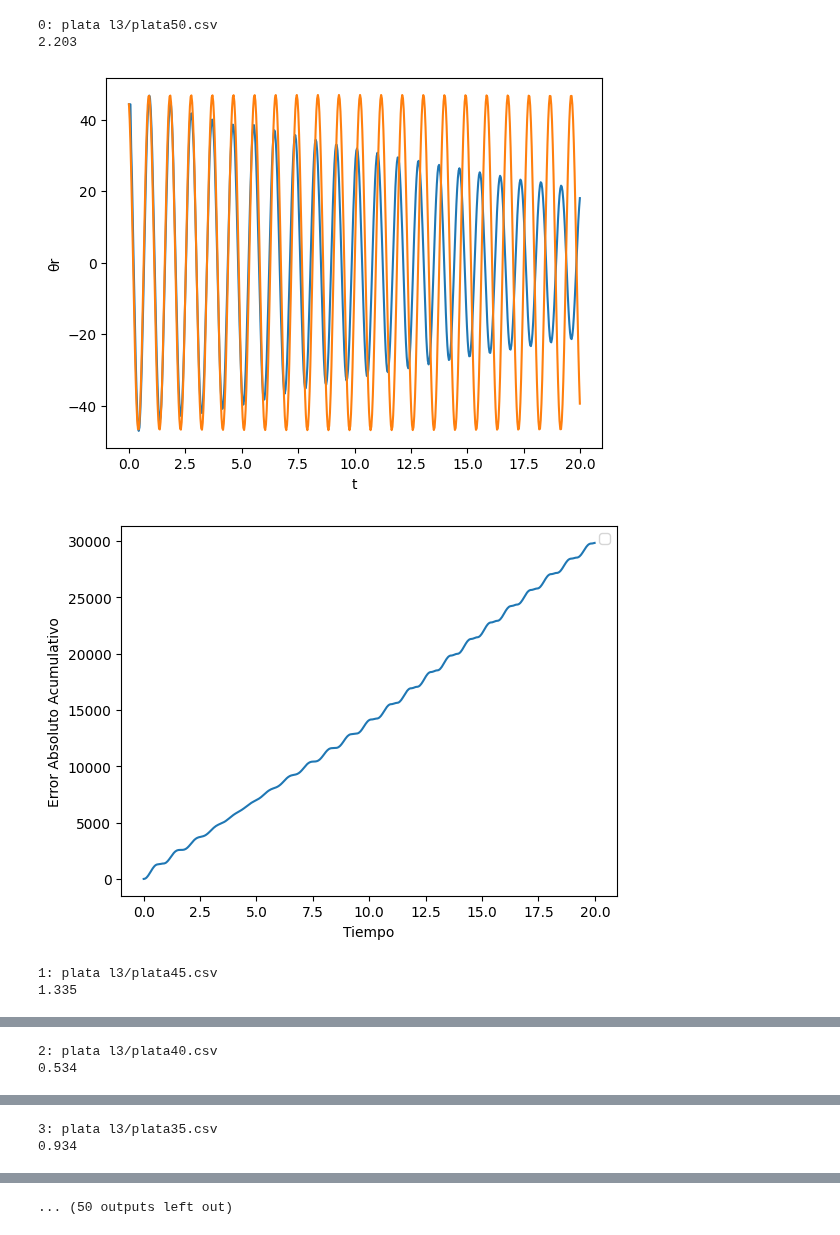
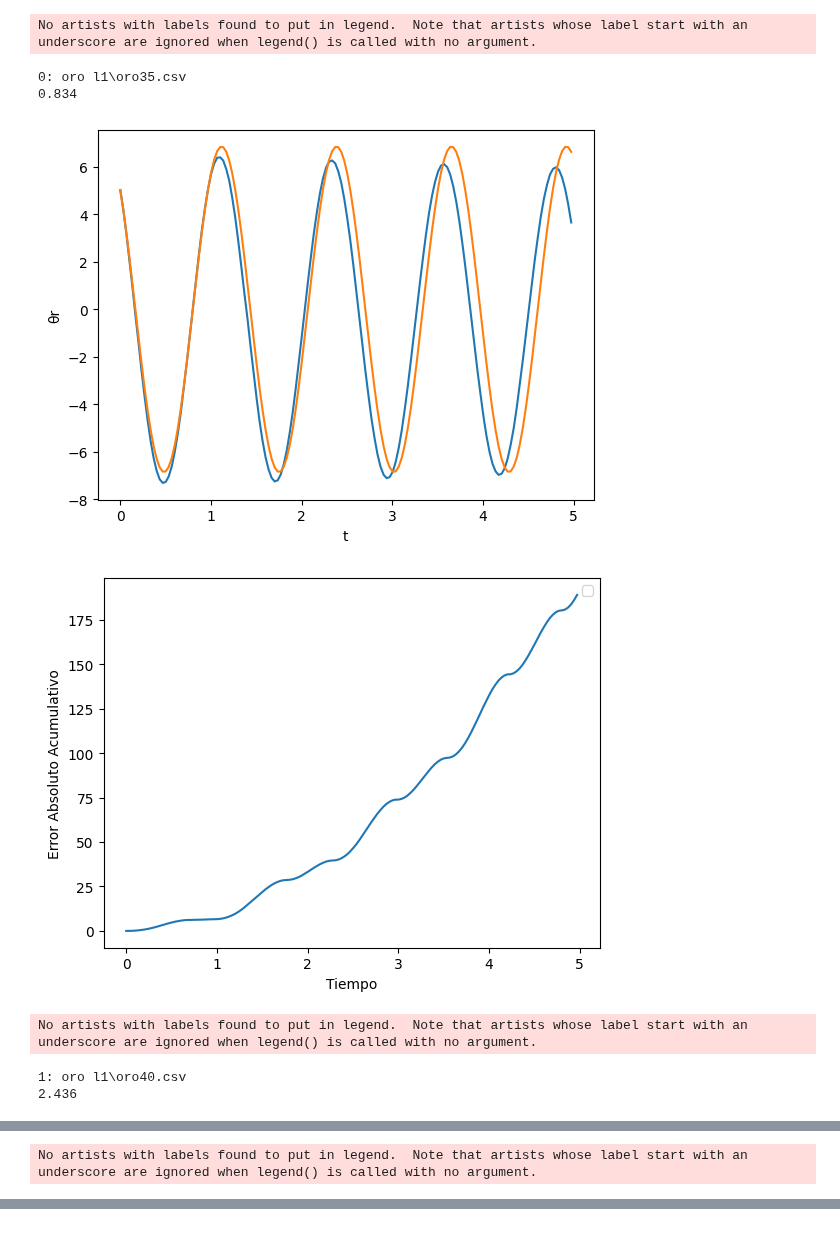
Before and after one commit to FacuVCanale/TP1-FISICA, a Jupyter notebook: code/error_movimiento.ipynb, the cells around one changed output, grey strips where cells are left out. Cells and saved outputs as stored; diff of their text form; code cells hidden in the pictures.

Commit message:
ERRORS CREATED, falta meterlo en graphs

```diff
--- a/code/error_movimiento.ipynb
+++ b/code/error_movimiento.ipynb
@@ -26,6 +26,7 @@ def format_pd(data, feature):
         data = data[["t", feature]]
     except KeyError:
         data = data[["t", "θ"]]
+    data = data[data["t"] <=5]
     return data
 # %%
 def get_tita0(data):
@@ -77,7 +78,10 @@ def plot_approximation(data, tita0, amplitud, frecuencia, periodo):
     plt.plot(x, y)
 
 def calculate_theoretical_signal(data, tita0, amplitud, frecuencia, T):
-    return tita0 + amplitud * np.sin(2 * np.pi * frecuencia * data['t'] / T)
+    x = data["t"]
+    delta = np.arcsin(tita0 / amplitud)
+    y = amplitud * np.sin(2 * np.pi * (-frecuencia) * x + delta)
+    return y
 
 def load_datasets(input_dir):
     datasets = []
@@ -96,42 +100,57 @@ def process_dataset(dataset_path):
     plot_data(data)
     tita0, amplitud, T, frecuencia = get_tita0(data), get_amplitud(data), get_periodo(data), get_frecuencia(data)
     return data, tita0, amplitud, T, frecuencia
+
+def plot_MSE(data, theoretical_signal):
+    try:
+        squared_error = (data['θr'] - theoretical_signal) ** 2
+    except KeyError:
+        squared_error = (data['θ'] - theoretical_signal) ** 2
+
+    plt.figure()
+    plt.plot(data['t'], squared_error)
+    plt.xlabel('Tiempo')
+    plt.ylabel('Error Cuadrático Medio')
+    plt.legend()
+    plt.show()
 
 def plot_cumulative_error(data, theoretical_signal):
     try:
         absolute_error = np.abs(data['θr'] - theoretical_signal)
     except KeyError:
         # printear que dataset es
         print(data)
         absolute_error = np.abs(data['θ'] - theoretical_signal)
 
     cumulative_error = np.cumsum(absolute_error)
 
     plt.figure()
     plt.plot(data['t'], cumulative_error)
     plt.xlabel('Tiempo')
     plt.ylabel('Error Absoluto Acumulativo')
     plt.legend()
     plt.show()
 
 def graphs():
     input_dir = os.path.join('..', 'datasets')
     datasets = load_datasets(input_dir)
 
     for i, dataset in enumerate(datasets):
         print(f"{i}: {dataset}")
         dataset_path = os.path.join(input_dir, dataset)
         data, tita0, amplitud, T, frecuencia = process_dataset(dataset_path)
         plot_approximation(data, tita0=tita0, amplitud=amplitud, frecuencia=frecuencia, periodo=T)
 
         theoretical_signal = calculate_theoretical_signal(data, tita0, amplitud, frecuencia, T)
         plot_cumulative_error(data, theoretical_signal)
 
 graphs()
 # %% [output]
-0: plata l3/plata50.csv
-2.203
+No artists with labels found to put in legend.  Note that artists whose label start with an underscore are ignored when legend() is called with no argument.
+0: oro l1\oro35.csv
+0.834
-[figure, old version]
+[figure, new version]
-[figure, old version]
+[figure, new version]
-1: plata l3/plata45.csv
-1.335
+No artists with labels found to put in legend.  Note that artists whose label start with an underscore are ignored when legend() is called with no argument.
+1: oro l1\oro40.csv
+2.436
@@ -140,2 +159 @@ graphs()
-2: plata l3/plata40.csv
-0.534
+No artists with labels found to put in legend.  Note that artists whose label start with an underscore are ignored when legend() is called with no argument.
@@ -144,2 +163,0 @@ graphs()
-3: plata l3/plata35.csv
-0.934
@@ -148 +163,0 @@ graphs()
-... (50 outputs left out)
```
Also changed, not shown: parts of 1 cell of this notebook, 9 other files.
